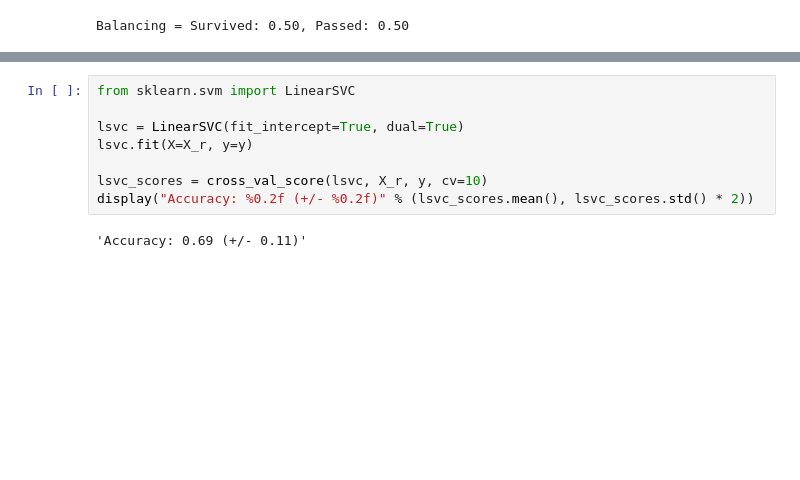
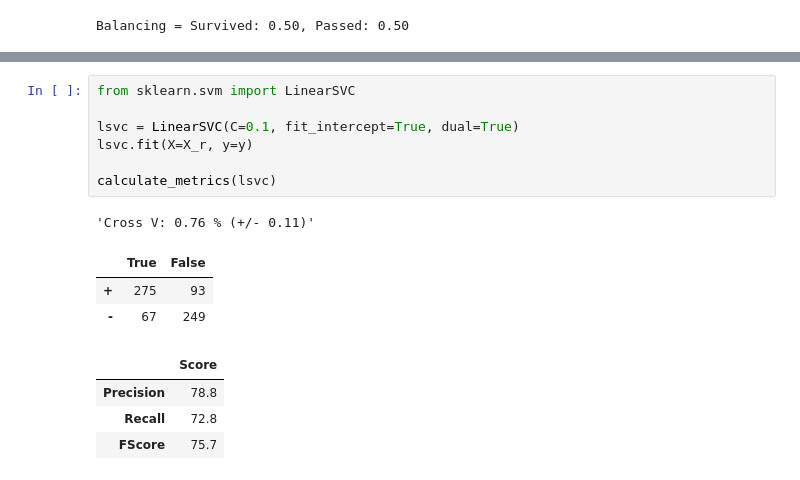
Before and after one commit to shingtoli/kaggle-start-titanic, a Jupyter notebook: titanic.ipynb, the cells around one changed output, grey strips where cells are left out. Drawn from its saved outputs; the diff is of its cells as text; blank space fills up the shorter version.

```diff
--- a/titanic.ipynb
+++ b/titanic.ipynb
@@ -191,13 +221,19 @@ display(SVG(graph.pipe(format='svg')))
 # %%
 from sklearn.svm import LinearSVC
 
-lsvc = LinearSVC(fit_intercept=True, dual=True)
+lsvc = LinearSVC(C=0.1, fit_intercept=True, dual=True)
 lsvc.fit(X=X_r, y=y)
 
-lsvc_scores = cross_val_score(lsvc, X_r, y, cv=10)
-display("Accuracy: %0.2f (+/- %0.2f)" % (lsvc_scores.mean(), lsvc_scores.std() * 2))
+calculate_metrics(lsvc)
 # %% [output]
-'Accuracy: 0.69 (+/- 0.11)'
+'Cross V: 0.76 % (+/- 0.11)'
+|  | True | False |
+| + | 275 | 93 |
+| - | 67 | 249 |
+|  | Score |
+| Precision | 78.8 |
+| Recall | 72.8 |
+| FScore | 75.7 |
 # %%
 from sklearn.neighbors import KNeighborsClassifier
 
```
Also changed, not shown: parts of 10 cells of this notebook.
